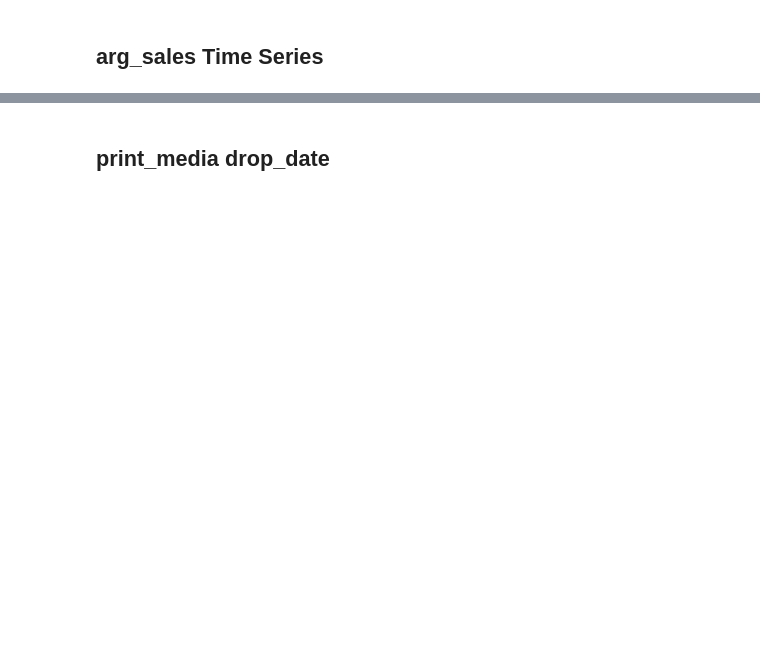
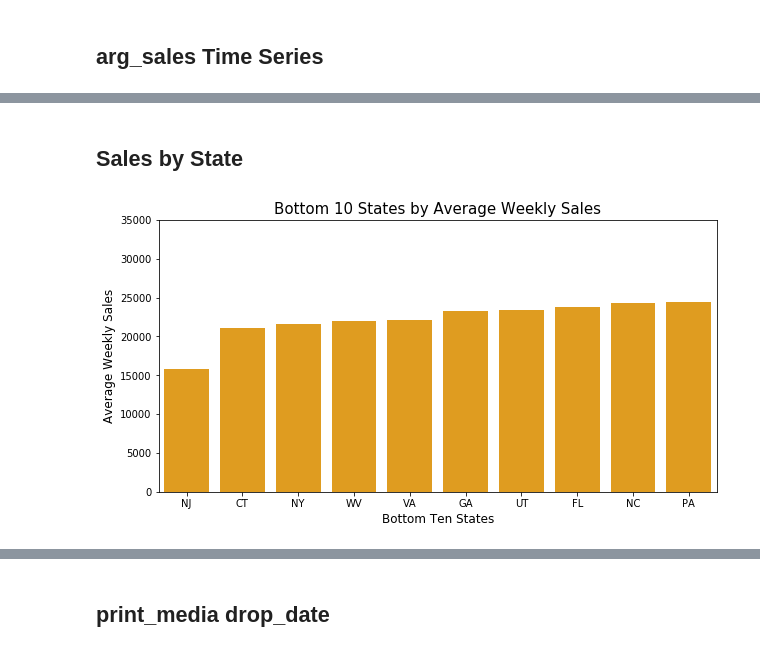
Before and after one commit to will4865/Inspire-Brands-Case-Study, a Jupyter notebook: technical-case-study.ipynb, the cells around one changed output, grey strips where cells are left out. Cells and saved outputs as stored; diff of their text form; code cells hidden in the pictures; blank space fills up the shorter version.

```diff
--- a/technical-case-study.ipynb
+++ b/technical-case-study.ipynb
@@ -1104,0 +1126,14 @@ quick_time_series()
+# %% [markdown]
+## Sales by State
+# %%
+plt.figure(figsize = (10,5))
+sns.barplot(modeling_df.groupby('rest_addrstate').mean().sort_values('sum total sales')[:10].index,
+            modeling_df.groupby('rest_addrstate').mean().sort_values('sum total sales')[:10]['sum total sales'],
+            color = 'orange')
+plt.ylabel('Average Weekly Sales', size = 12)
+plt.xlabel('Bottom Ten States', size = 12)
+plt.title('Bottom 10 States by Average Weekly Sales', size = 15)
+plt.yticks(np.arange(0,40000, 5000))
+plt.show()
+# %% [output]
+[figure, added]
```
Also changed, not shown: parts of 13 cells of this notebook.
